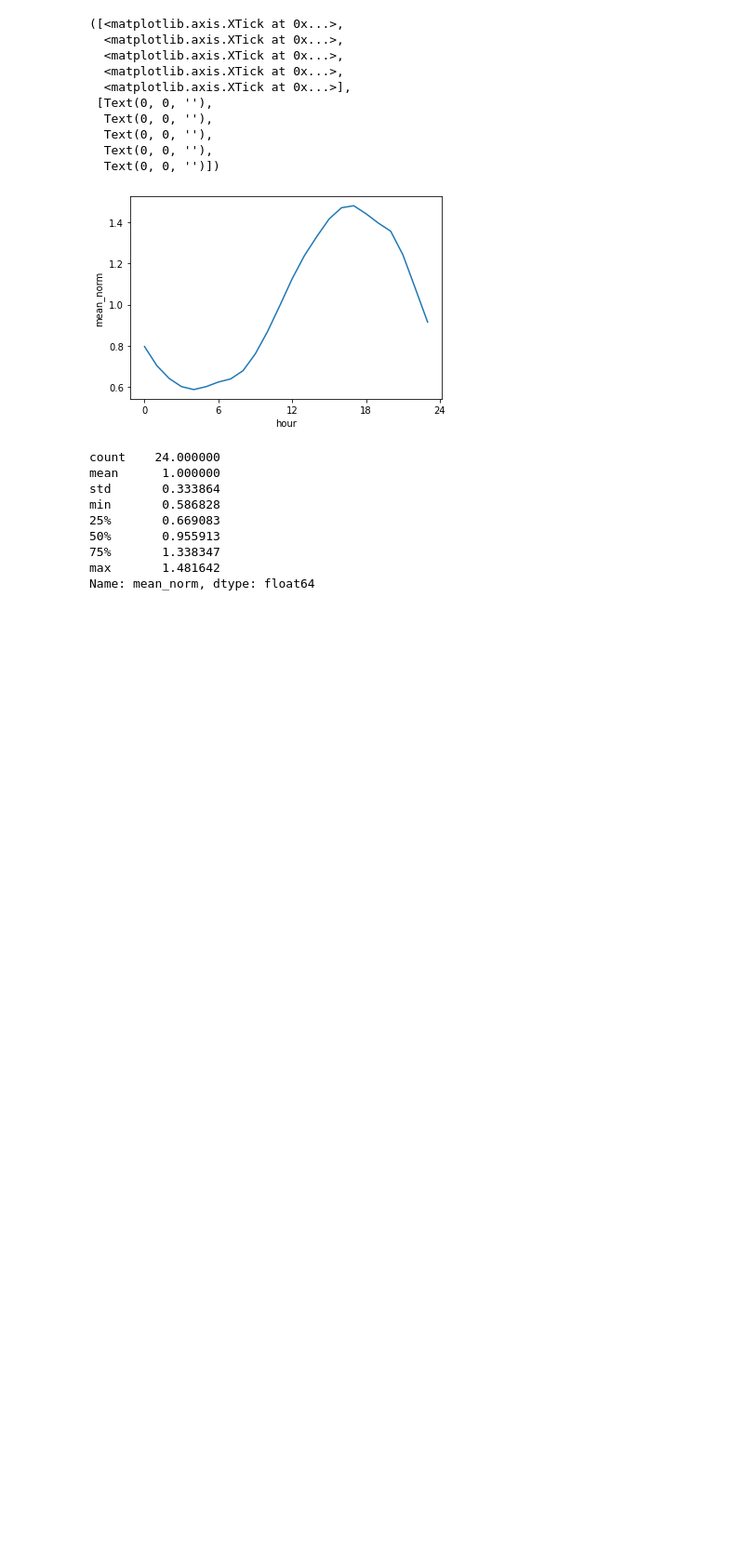
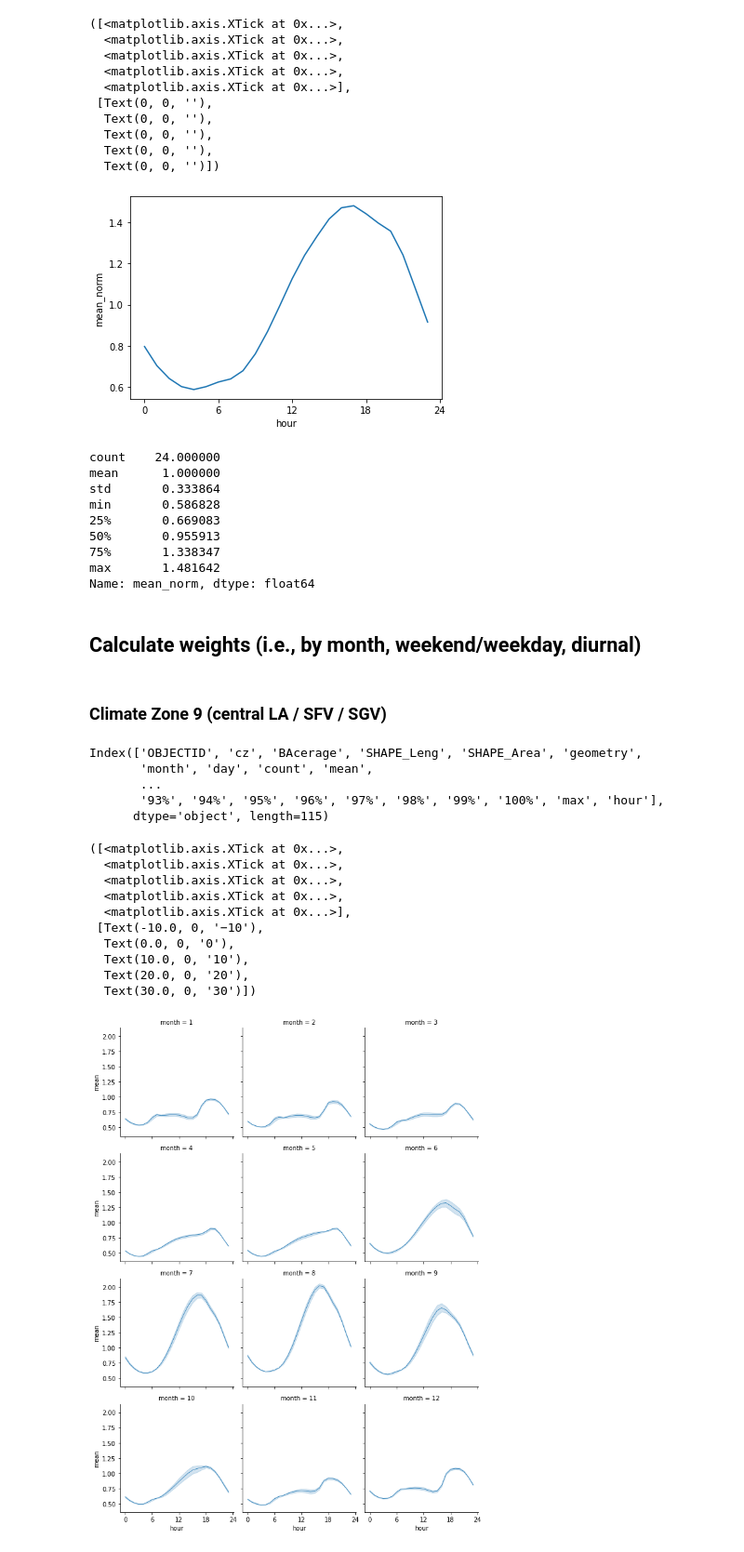
Before and after one commit to josephko91/anthropogenic-heat-la, a Jupyter notebook: residential-smart-meter.ipynb, the cells around one changed output. Shown at 93% size. Drawn from its saved outputs; the diff is of its cells as text; code cells hidden in the pictures; blank space fills up the shorter version.

```diff
--- a/residential-smart-meter.ipynb
+++ b/residential-smart-meter.ipynb
@@ -245,3 +245,34 @@ min       0.586828
 75%       1.338347
 max       1.481642
 Name: mean_norm, dtype: float64
+# %% [markdown]
+## Calculate weights (i.e., by month, weekend/weekday, diurnal)
+# %% [markdown]
+### Climate Zone 9 (central LA / SFV / SGV)
+# %%
+df_res_load_cz_merged.columns
+# %% [output]
+Index(['OBJECTID', 'cz', 'BAcerage', 'SHAPE_Leng', 'SHAPE_Area', 'geometry',
+       'month', 'day', 'count', 'mean',
+       ...
+       '93%', '94%', '95%', '96%', '97%', '98%', '99%', '100%', 'max', 'hour'],
+      dtype='object', length=115)
+# %%
+# Plot the load profiles faceted by month
+df_cz9 = df_res_load_cz_merged[df_res_load_cz_merged.cz == 9]
+g = sns.FacetGrid(df_cz9, col_wrap=3, col='month')
+g.map(sns.lineplot, 'hour', 'mean', size=0.8)
+plt.xticks(ticks)
+#plt.savefig('./plots/load_by_month_cz.pdf', format='pdf')
+# %% [output]
+([<matplotlib.axis.XTick at 0x...>,
+  <matplotlib.axis.XTick at 0x...>,
+  <matplotlib.axis.XTick at 0x...>,
+  <matplotlib.axis.XTick at 0x...>,
+  <matplotlib.axis.XTick at 0x...>],
+ [Text(-10.0, 0, '−10'),
+  Text(0.0, 0, '0'),
+  Text(10.0, 0, '10'),
+  Text(20.0, 0, '20'),
+  Text(30.0, 0, '30')])
+[figure, added]
```
Also changed, not shown: parts of 13 cells of this notebook.
